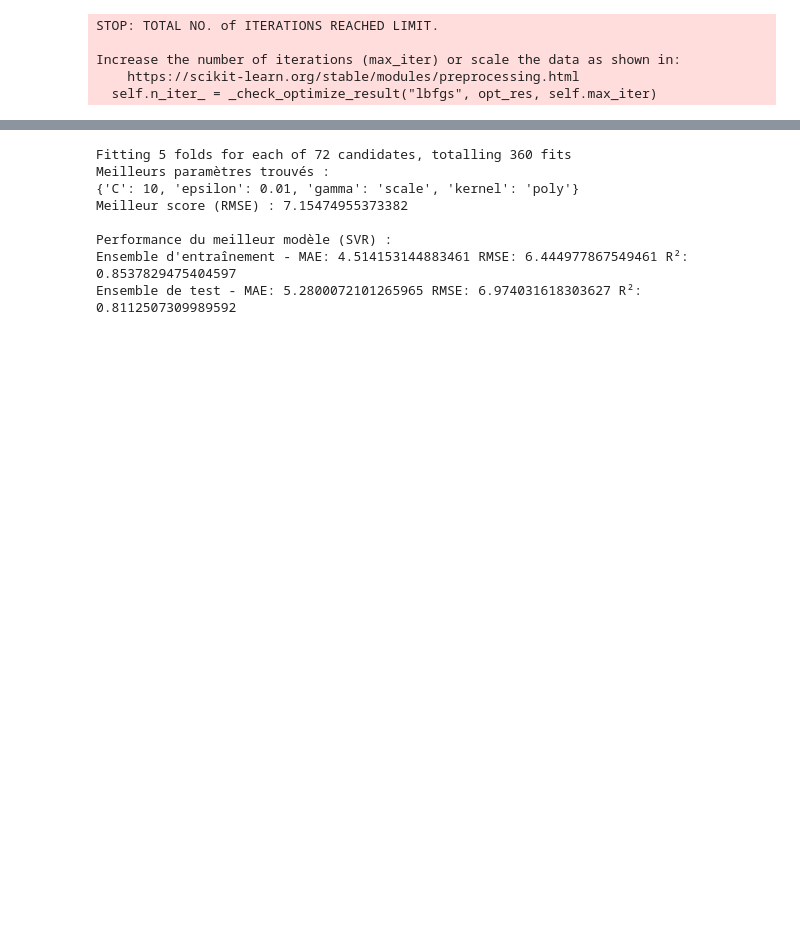
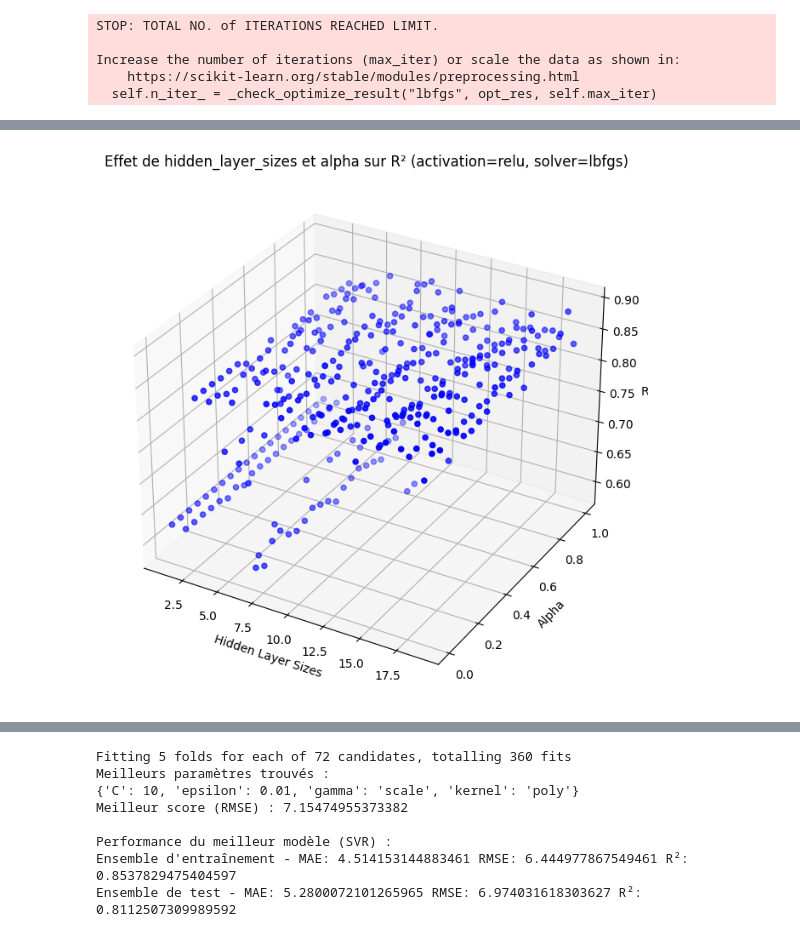
Before and after one commit to younesA99/svm, a Jupyter notebook: Untitled16.ipynb, the cells around one changed output, grey strips where cells are left out. Cells and saved outputs as stored; diff of their text form; code cells hidden in the pictures; blank space fills up the shorter version.

```diff
--- a/Untitled16.ipynb
+++ b/Untitled16.ipynb
@@ -314,0 +414,64 @@ Increase the number of iterations (max_iter) or scale the data as shown in:
+# %%
+from mpl_toolkits.mplot3d import Axes3D
+from sklearn.neural_network import MLPRegressor
+from sklearn.metrics import r2_score
+from sklearn.preprocessing import StandardScaler
+
+# Instancier un objet StandardScaler
+scaler = StandardScaler()
+
+# Mettre à l'échelle les données d'entraînement et de test
+x_train_scaled = scaler.fit_transform(x_train)
+x_test_scaled = scaler.transform(x_test)
+
+# Définir les hyperparamètres constants
+fixed_params = {
+    'activation': 'relu',
+    'solver': 'lbfgs',
+    'max_iter': 2000
+}
+
+# Définir les valeurs à tester pour hidden_layer_sizes et alpha
+hidden_layer_sizes_values = range(1, 20)
+alpha_values = np.linspace(0, 1, 20)
+
+# Initialiser la liste pour stocker les résultats
+results = []
+
+# Boucle sur chaque combinaison d'hyperparamètres
+for hidden_layer_sizes in hidden_layer_sizes_values:
+    for alpha in alpha_values:
+        # Initialiser le modèle avec les hyperparamètres actuels
+        ann_model = MLPRegressor(hidden_layer_sizes=(hidden_layer_sizes,), alpha=alpha, random_state=42, **fixed_params)
+
+        # Entraîner le modèle
+        ann_model.fit(x_train_scaled, y_train)
+
+        # Prédire sur les données de validation
+        y_pred = ann_model.predict(x_test_scaled)
+
+        # Calculer le R²
+        r2 = r2_score(y_test, y_pred)
+
+        # Stocker les résultats
+        results.append((hidden_layer_sizes, alpha, r2))
+
+# Convertir les résultats en DataFrame
+results_df = pd.DataFrame(results, columns=['Hidden Layer Sizes', 'Alpha', 'R²'])
+
+# Tracer le graphique en 3D
+fig = plt.figure(figsize=(12, 8))
+ax = fig.add_subplot(111, projection='3d')
+
+# Tracer les points
+ax.scatter(results_df['Hidden Layer Sizes'], results_df['Alpha'], results_df['R²'], c='b', marker='o')
+
+# Ajouter des étiquettes
+ax.set_xlabel('Hidden Layer Sizes')
+ax.set_ylabel('Alpha')
+ax.set_zlabel('R²')
+
+# Afficher le graphique
+plt.title('Effet de hidden_layer_sizes et alpha sur R² (activation=relu, solver=lbfgs)')
+plt.show()
+# %% [output]
@@ -314,0 +495 @@ Increase the number of iterations (max_iter) or scale the data as shown in:
+[figure, added]
```
Also changed, not shown: parts of 12 cells of this notebook.
